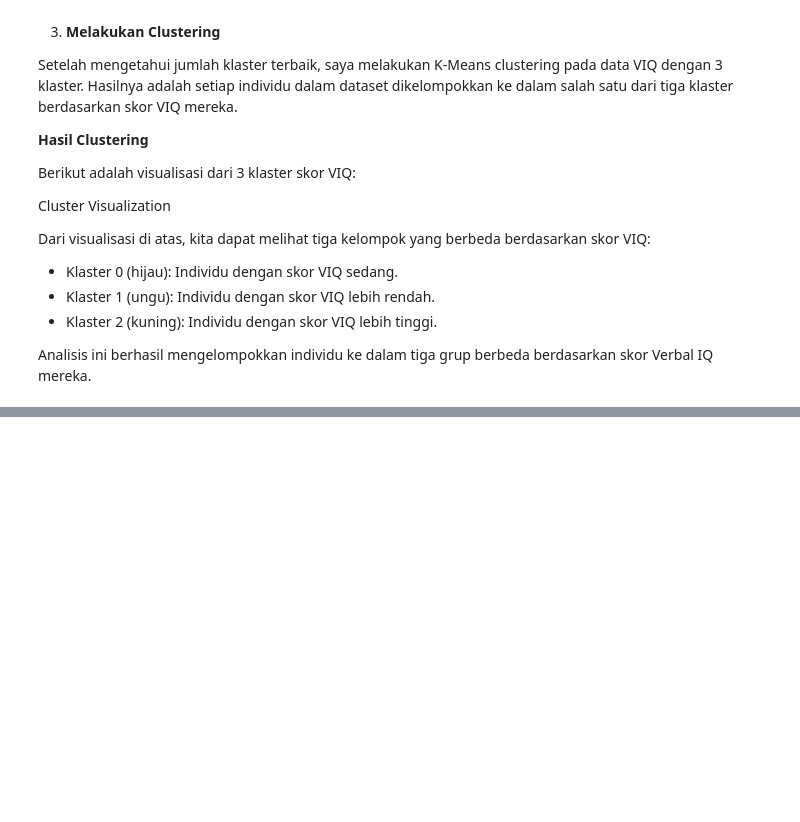
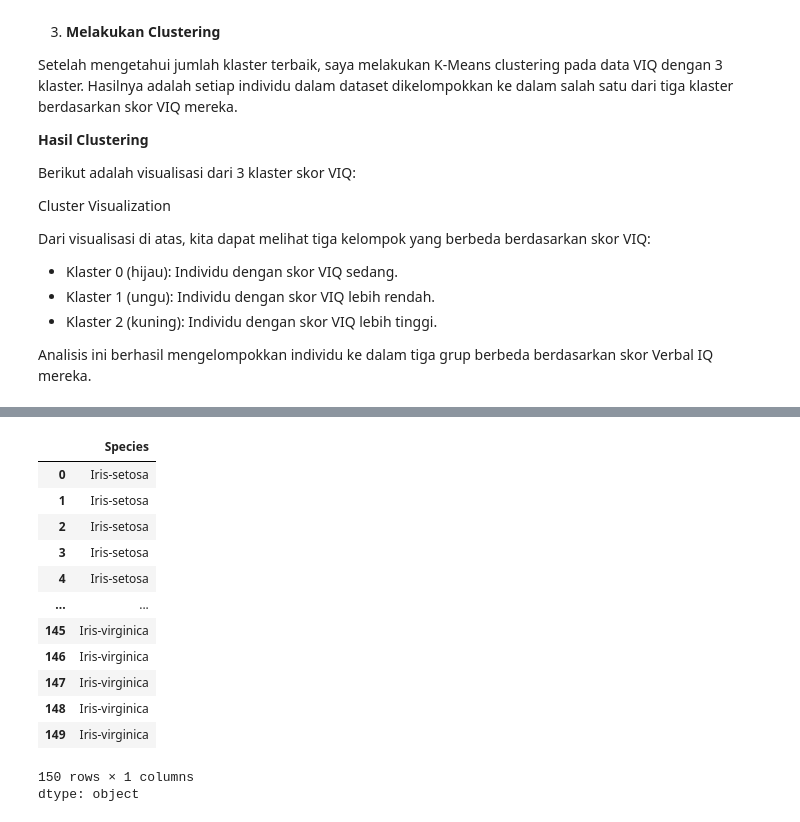
Before and after one commit to kristoowae/Portofolio-Google_Notebook, a Jupyter notebook: PRAKBDA.ipynb, the cells around one changed output, grey strips where cells are left out. Saved outputs shown, nothing was run; the diff lists cells and outputs as text; code cells hidden in the pictures; blank space fills up the shorter version.

```diff
--- a/PRAKBDA.ipynb
+++ b/PRAKBDA.ipynb
@@ -1815,0 +1836,3 @@ PEMBAHASAN TUGAS
+# %%
+data = pd.read_csv('iris.csv')
+print(data.head(5))
@@ -1815,0 +1855,3 @@ PEMBAHASAN TUGAS
+# %%
+X = data.iloc[:,:-1].values
+Y = data['Species']
@@ -1815,0 +1878,17 @@ PEMBAHASAN TUGAS
+# %%
+Y
+# %% [output]
+|  | Species |
+| 0 | Iris-setosa |
+| 1 | Iris-setosa |
+| 2 | Iris-setosa |
+| 3 | Iris-setosa |
+| 4 | Iris-setosa |
+| ... | ... |
+| 145 | Iris-virginica |
+| 146 | Iris-virginica |
+| 147 | Iris-virginica |
+| 148 | Iris-virginica |
+| 149 | Iris-virginica |
+150 rows × 1 columns
+dtype: object
```
Also changed, not shown: parts of 24 cells of this notebook.
